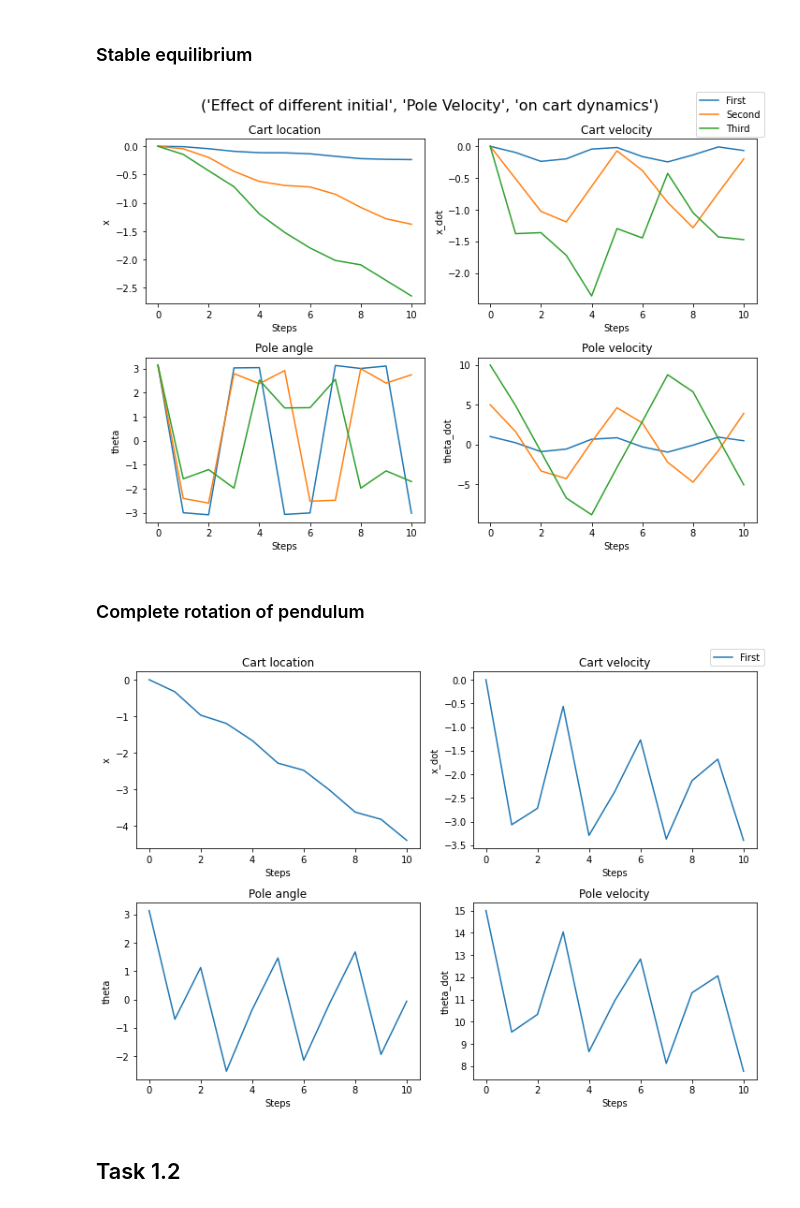
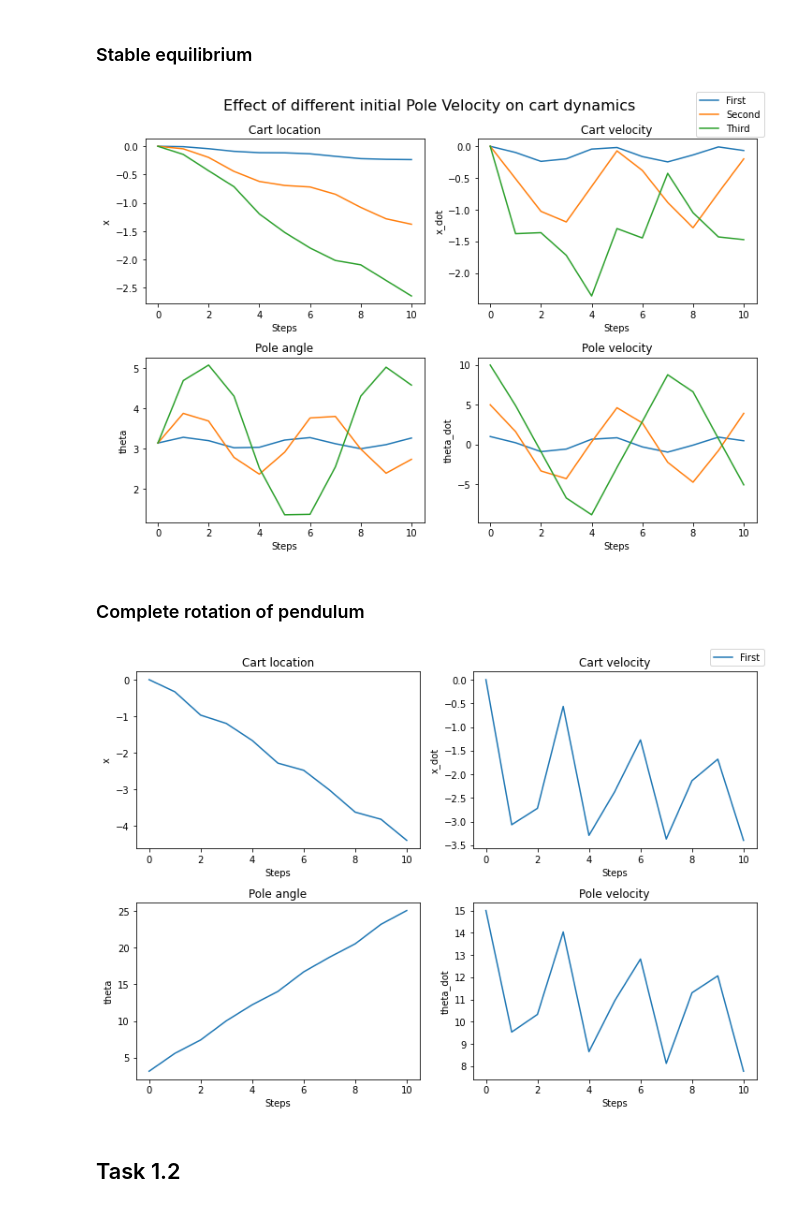
Before and after one commit to aditya-jain7/SF3, a Jupyter notebook: aj563_sf3_code.ipynb, the cells around one changed output. Cells and saved outputs as stored; diff of their text form; code cells hidden in the pictures.

```diff
--- a/aj563_sf3_code.ipynb
+++ b/aj563_sf3_code.ipynb
@@ -97,7 +97,7 @@ from sklearn import linear_model
             axs[1,1].set_xlabel('Steps')
             axs[1,1].set_ylabel('theta_dot')
 
-            if variable: fig.suptitle(('Effect of different initial', variable, 'on cart dynamics'),fontsize=16)
+            if variable: fig.suptitle(('Effect of different initial {} on cart dynamics').format(variable),fontsize=16)
 
             fig.legend()
             fig.tight_layout()
@@ -107,15 +107,15 @@ from sklearn import linear_model
 # %% [markdown]
 ### Stable equilibrium
 # %%
-history = start_the_cart([0,0,np.pi,1],[0,0,np.pi,5],[0,0,np.pi,10],visual=False,remap_angle=True,variable = 'Pole Velocity')
+history = start_the_cart([0,0,np.pi,1],[0,0,np.pi,5],[0,0,np.pi,10],visual=False,remap_angle=False,variable = 'Pole Velocity')
 # %% [output]
-[figure, old version]
+[figure, new version]
 # %% [markdown]
 ### Complete rotation of pendulum
 # %%
-history = start_the_cart([0,0,np.pi,15],visual=False,remap_angle=True)
+history = start_the_cart([0,0,np.pi,15],visual=False,remap_angle=False)
 # %% [output]
-[figure, old version]
+[figure, new version]
 # %% [markdown]
 ## Task 1.2
 # %%
```
Also changed, not shown: parts of 20 cells of this notebook, 4 other files.
